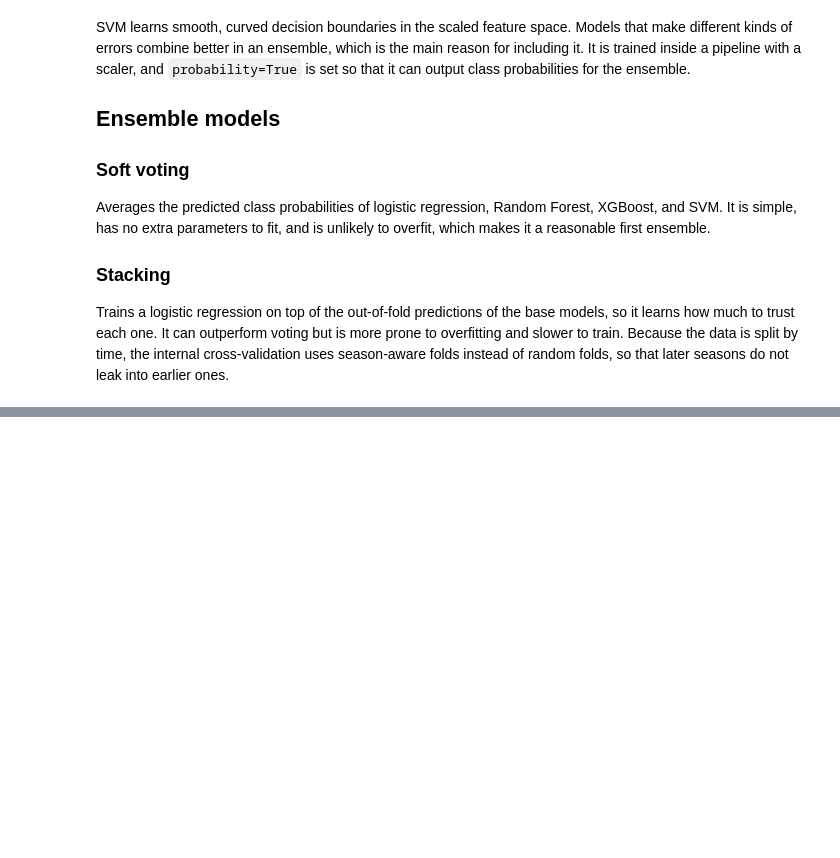
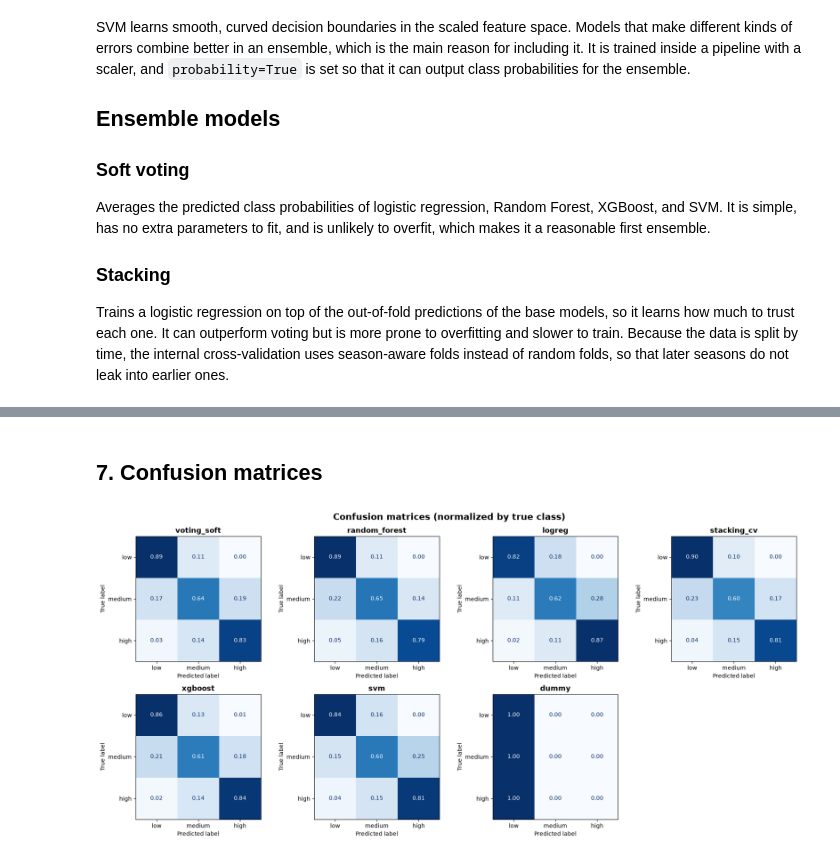
Before and after one commit to Break-Through-Tech/Sports-Analytics-1B-assessing-football-stadium-attendance-and-experience, a Jupyter notebook: notebooks/03_candidate_models.ipynb, the cells around one changed output, grey strips where cells are left out. Cells and saved outputs as stored; diff of their text form; code cells hidden in the pictures; blank space fills up the shorter version.

```diff
--- a/notebooks/03_candidate_models.ipynb
+++ b/notebooks/03_candidate_models.ipynb
@@ -139,0 +238,16 @@ xgb_model = XGBClassifier(
+# %%
+# Season of every training game, used to build the stacking CV folds
+train_full = pd.read_csv(FEATURES_DIR / "train_features.csv")
+
+# Confirm the rows line up with X_train by comparing the feature values
+assert len(train_full) == len(X_train)
+pd.testing.assert_frame_equal(
+    train_full[X_train.columns].reset_index(drop=True),
+    X_train,
+    check_dtype=False,
+    rtol=1e-6,
+)
+
+season_train = train_full["season"]
+print("training seasons:", sorted(season_train.unique().tolist()))
+display(season_train.value_counts().sort_index().rename("games").to_frame())
@@ -139,0 +355,5 @@ xgb_model = XGBClassifier(
+# %%
+preds, probas, fit_seconds = fit_and_predict(models, X_train, y_train, X_test)
+
+fit_times = pd.Series(fit_seconds, name="fit_seconds").round(2).to_frame()
+display(fit_times)
@@ -139,0 +369,8 @@ xgb_model = XGBClassifier(
+# %%
+results_df = (
+    pd.DataFrame({name: score_model(y_test, preds[name], probas[name]) for name in models})
+    .T.rename_axis("model")
+    .sort_values("f1_macro", ascending=False)
+)
+
+display(style_summary(results_df, "Final model comparison (test set)"))
@@ -139,0 +469,6 @@ xgb_model = XGBClassifier(
+# %% [markdown]
+## 7. Confusion matrices
+# %%
+plot_confusion_matrices(results_df.index, preds, y_test, labels, class_names)
+# %% [output]
+[figure, added]
```
Also changed, not shown: parts of 29 cells of this notebook.
